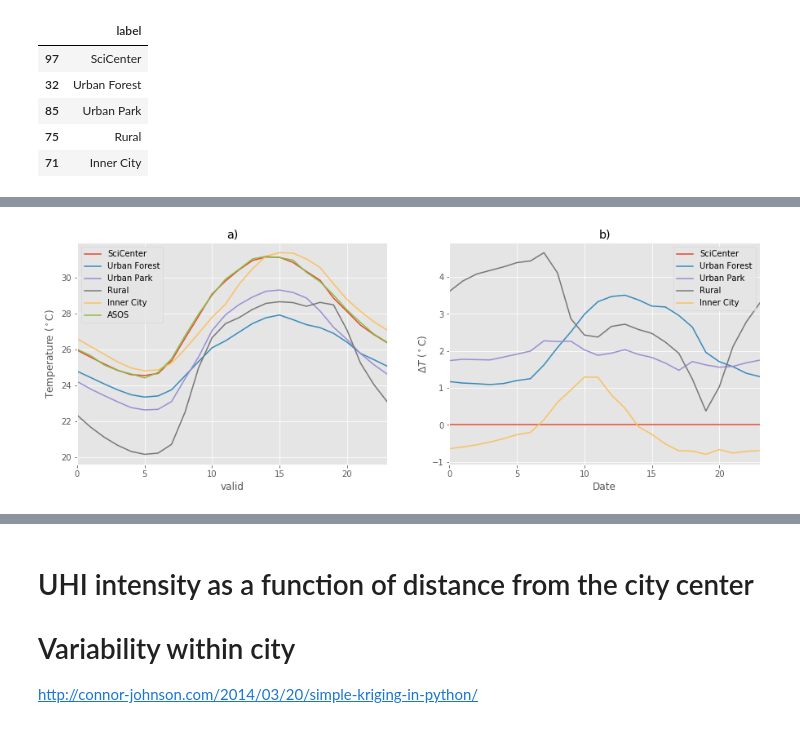
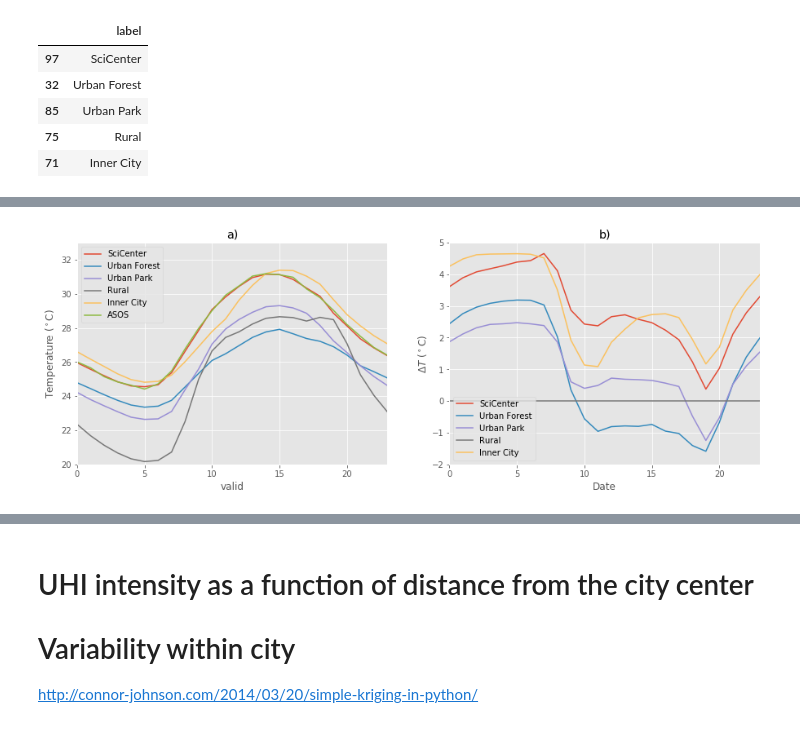
Before and after one commit to gottscott/finalthesischapter, a Jupyter notebook: CharacteristicsBaltimoreUHI.ipynb, the cells around one changed output, grey strips where cells are left out. Drawn from its saved outputs; the diff is of its cells as text; code cells hidden in the pictures.

```diff
--- a/CharacteristicsBaltimoreUHI.ipynb
+++ b/CharacteristicsBaltimoreUHI.ipynb
@@ -367,23 +382,25 @@ selected_labels
 # %%
 plt.figure(figsize = [15,5])
 selected_labels = pd.DataFrame(['SciCenter', 'Urban Forest', 'Urban Park', 'Rural', 'Inner City'], columns=['label'], index = selected, )
 
 #plot temp
 ax = plt.subplot(1,2,1)
 #tempDF.groupby(tempDF.index.hour).mean().plot( color = 'grey', alpha = .25, legend = False, ax =ax,zorder =1)
 tempDF[selected].groupby(tempDF.index.hour).mean().plot(ax=ax,zorder =2, legend = False)
 obs[start_date:end_date]['urban'].groupby(obs[start_date:end_date].index.hour).mean().plot(ax=ax, label = 'ASOS',zorder =2)
 ax.set_title('a)')
 ax.set_ylabel('Temperature ($^\circ$C)')
 plt.legend(np.concatenate([selected_labels.label.values, ['ASOS']],axis=0))
+ax.set_ylim([20,33])
 
 # plot DT
 ax = plt.subplot(1,2,2)
-(tempDF*-1).add(tempDF[97], axis=0).groupby(tempDF.index.hour).mean()[selected].plot(ax=ax, legend = False)
+(tempDF).groupby(tempDF.index.hour).mean()[selected].subtract(tempDF[103].groupby(tempDF.index.hour).mean(), axis=0).plot(ax=ax, legend = False)
 ax.set_title('b)')
 ax.set_ylabel('$\Delta T$ ($^\circ$C)')
-
-plt.legend(np.concatenate([selected_labels.label.values, ['SciCenter ASOS']],axis=0))
+ax.set_ylim([-2,5])
+plt.legend(np.concatenate([selected_labels.label.values, ['SciCenter ASOS']],axis=0), loc = 3)
+#ax.set_ylim([-1.1,5])
 plt.savefig('figures/diurnal.png')
 # %% [output]
-[figure, old version]
+[figure, new version]
```
Also changed, not shown: parts of 5 cells of this notebook.
